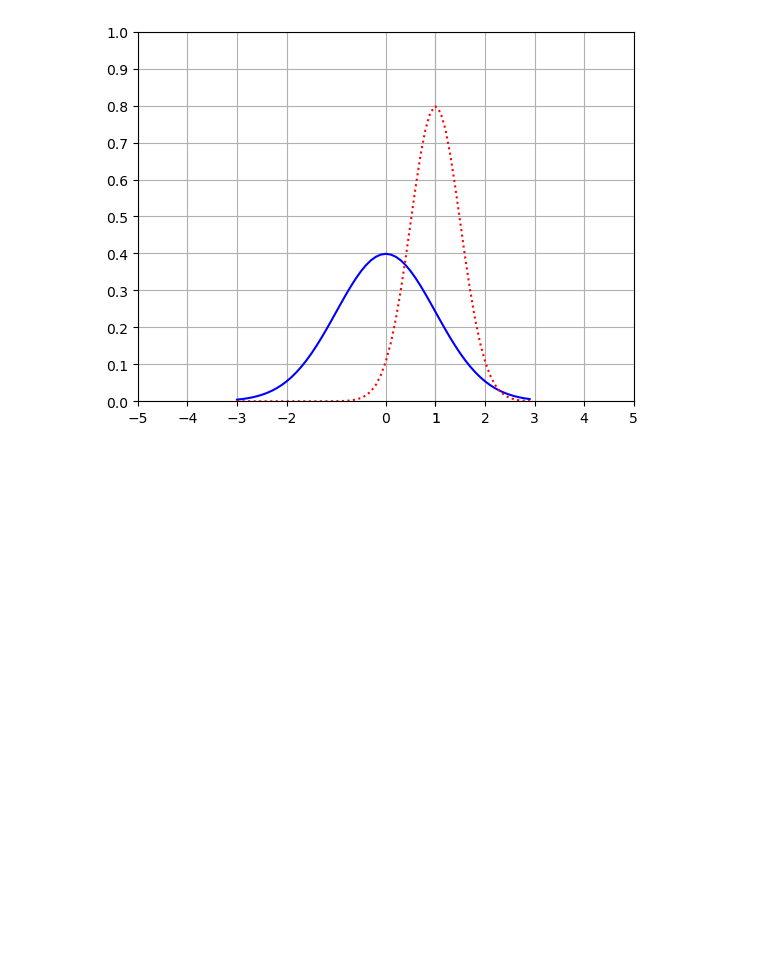
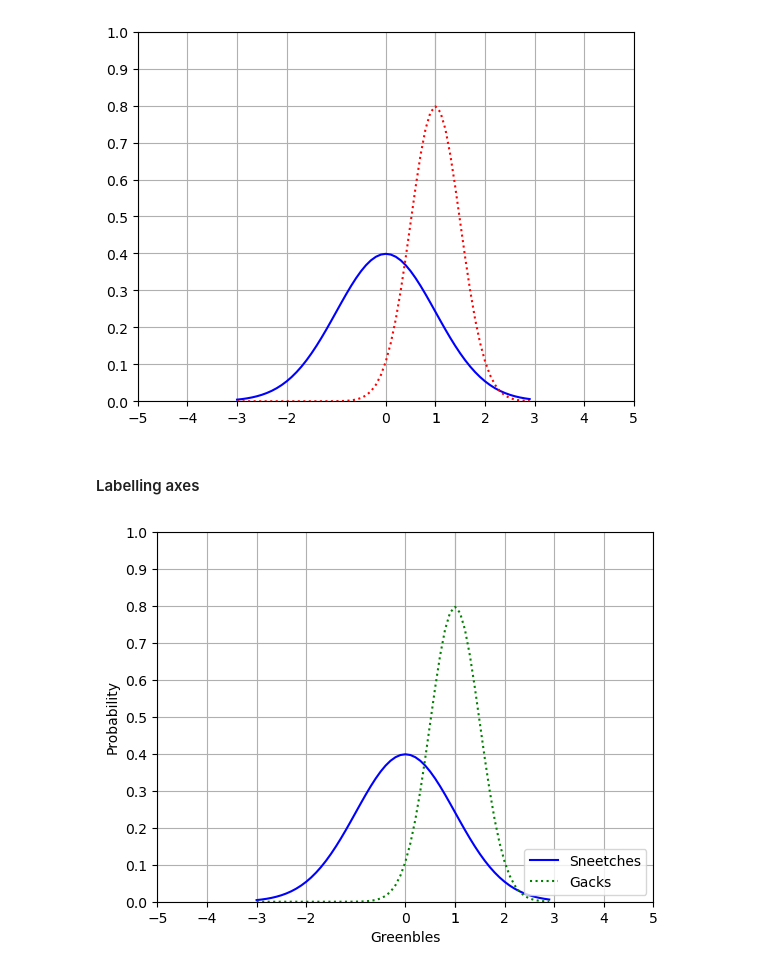
Before and after one commit to f-ssemwanga/ml_datascience_generative_AI, a Jupyter notebook: matplotLibBasics.ipynb, the cells around one changed output. Drawn from its saved outputs; the diff is of its cells as text; code cells hidden in the pictures; blank space fills up the shorter version.

Commit message:
labelling axes and adding a legend

```diff
--- a/matplotLibBasics.ipynb
+++ b/matplotLibBasics.ipynb
@@ -70,3 +70,21 @@ plt.plot(x, norm.pdf(x, 1.0, 0.5), 'r:') # add a red and dotted or the colon
 plt.show()
 # %% [output]
 [figure]
+# %% [markdown]
+#### Labelling axes
+# %%
+axes = plt.axes() # get the axes object so the axes can be adjusted
+axes.set_xlim([-5, 5])
+axes.set_ylim([0, 1.0])
+axes.set_xticks([-5, -4, -3, -2, 1, 0, 1, 2, 3, 4, 5])
+axes.set_yticks([0, 0.1, 0.2, 0.3, 0.4, 0.5, 0.6, 0.7, 0.8, 0.9, 1.0])
+axes.grid()
+
+plt.xlabel('Greenbles')
+plt.ylabel('Probability')
+plt.plot(x, norm.pdf(x), 'b-') # add an extra parameter for the style of the line and color - blue and solid line ('b-')
+plt.plot(x, norm.pdf(x, 1.0, 0.5), 'g:') # add a red and dotted or the colon
+plt.legend(['Sneetches', 'Gacks'], loc=4)
+plt.show()
+# %% [output]
+[figure, added]
```
